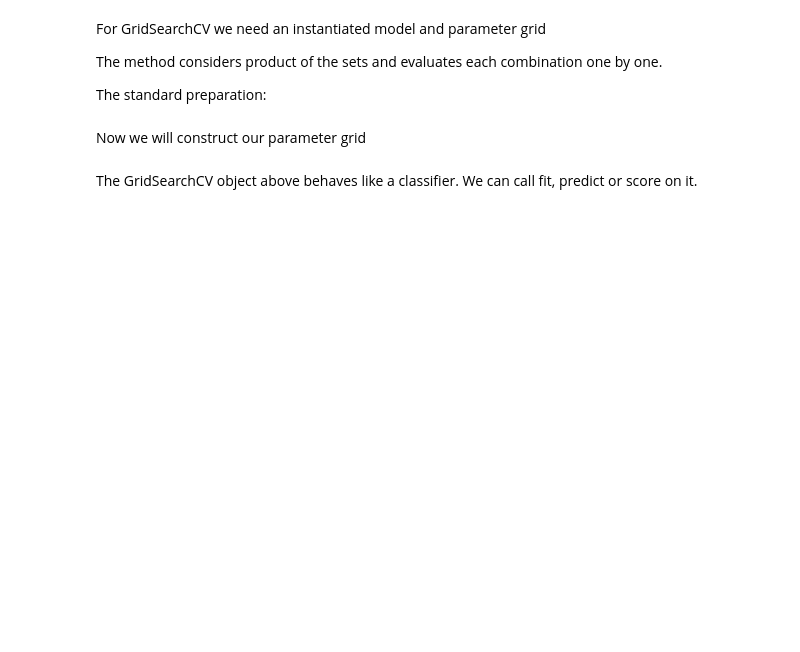
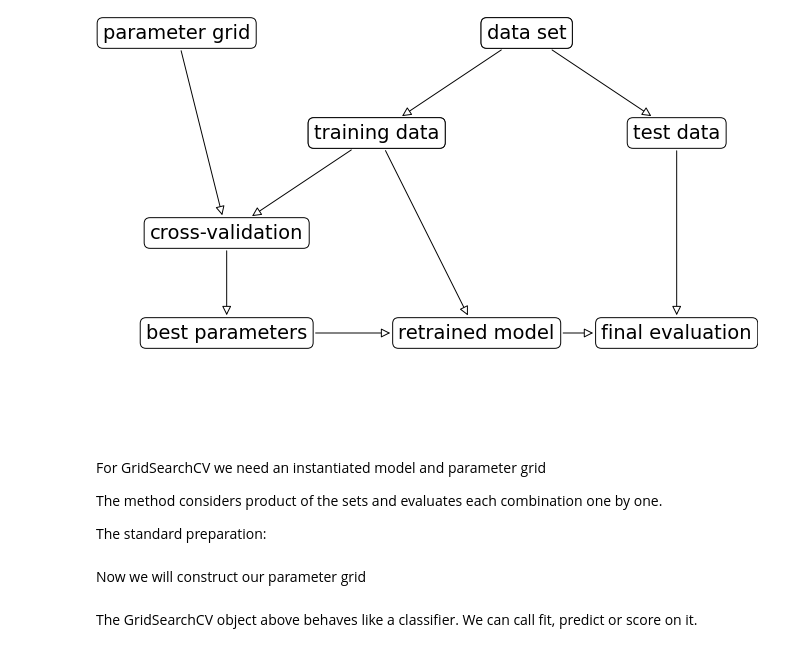
Before and after one commit to ZoeZhouJ/EDS232-labs, a Jupyter notebook: week6/demo_lab6-hyperparameter-tuning.ipynb, the cells around one changed output. Cells and saved outputs as stored; diff of their text form; code cells hidden in the pictures; blank space fills up the shorter version.

```diff
--- a/week6/demo_lab6-hyperparameter-tuning.ipynb
+++ b/week6/demo_lab6-hyperparameter-tuning.ipynb
@@ -7,5 +7,5 @@ import numpy as np
 import seaborn as sns
 import matplotlib.pyplot as plt
 # %%
-mglearn.plots
+mglearn.plots.plot_grid_search_overview()
 # %% [output]
@@ -13,3 +12,4 @@ mglearn.plots
+[figure, added]
 # %%
 dat = pd.read_csv("/courses/EDS232/Data/demo-spotify.csv")
 # %% [markdown]
```
Also changed, not shown: parts of 5 cells of this notebook.
